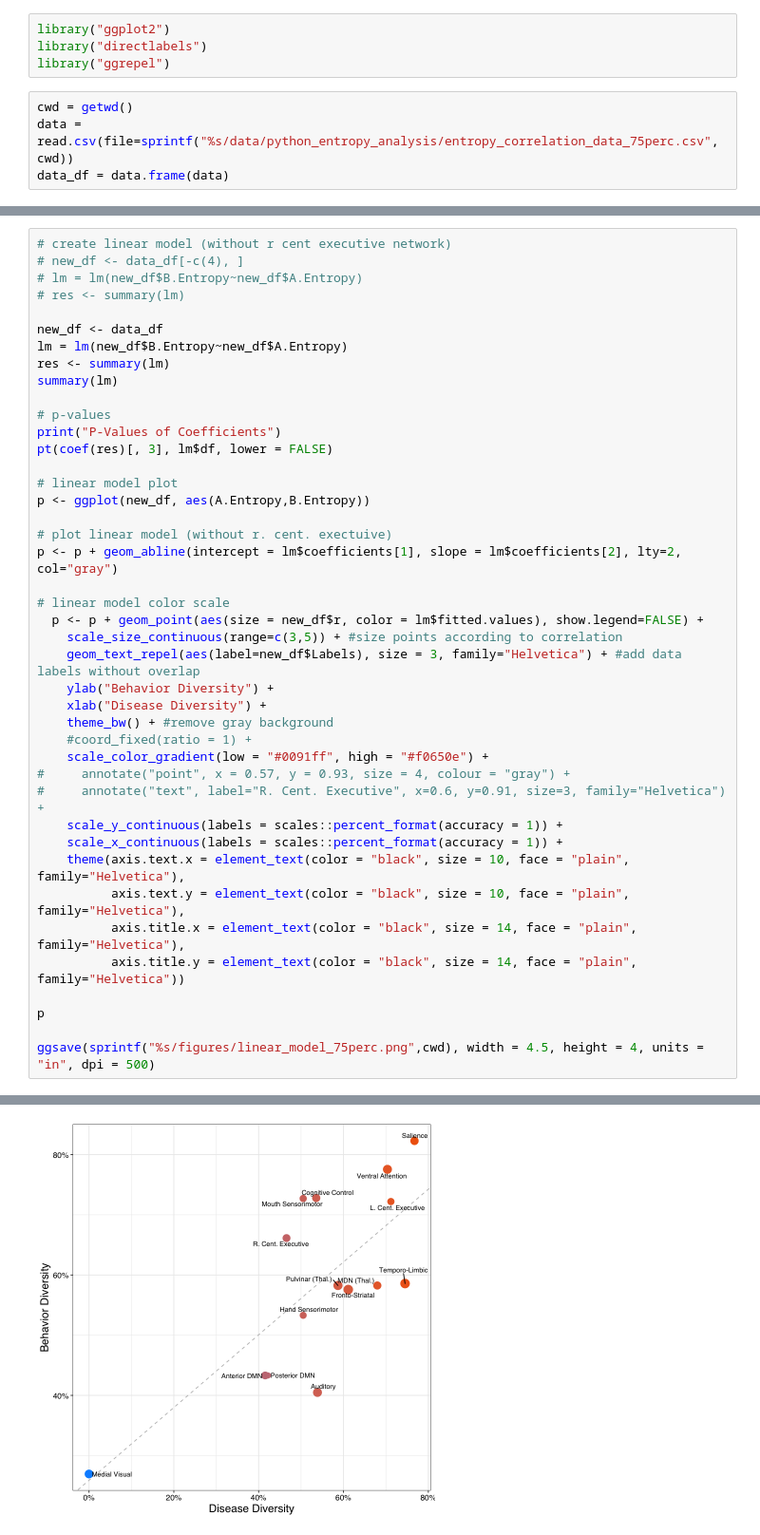
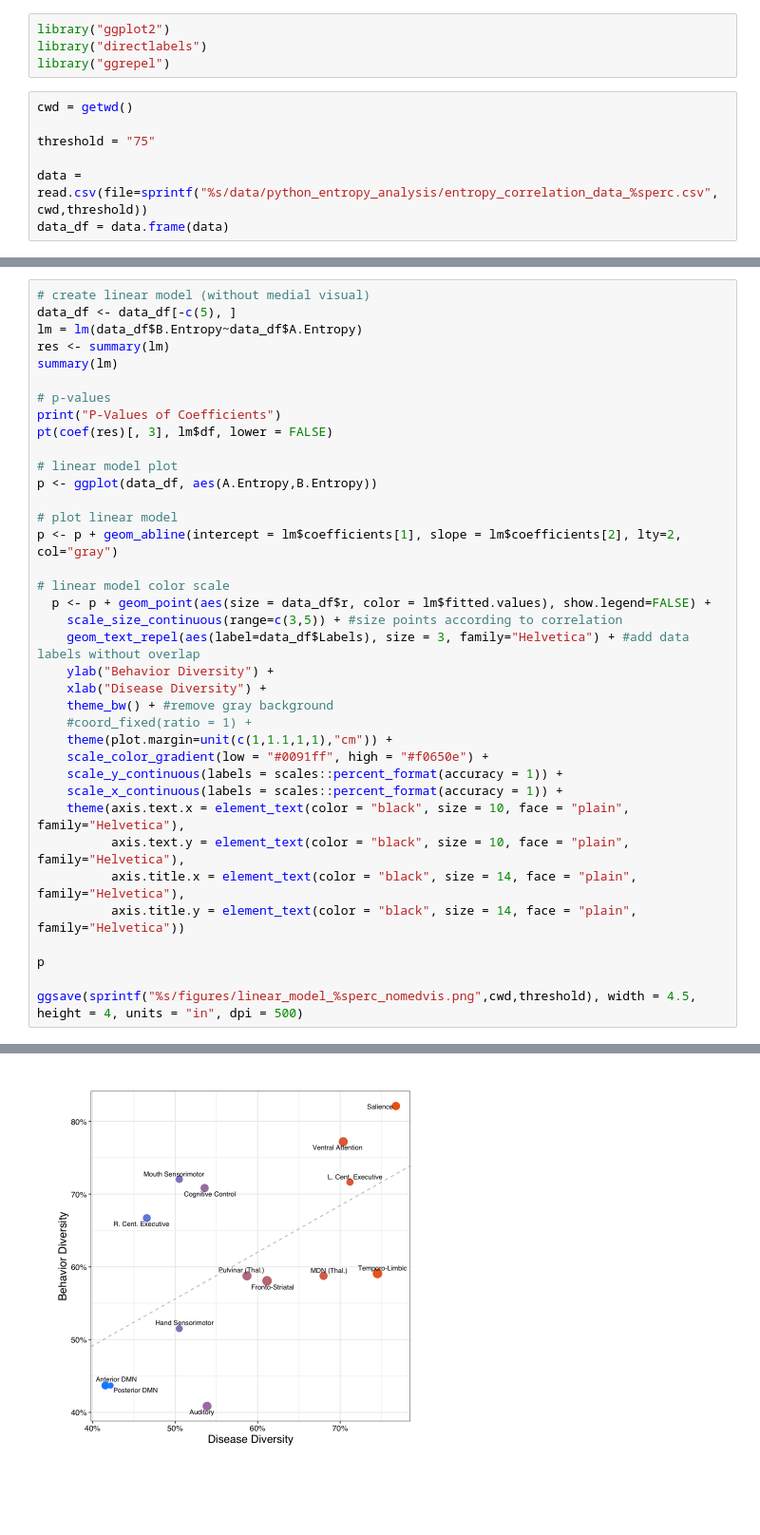
Before and after one commit to tvanasse/brainmap_structure_function_2020, a Jupyter notebook: linear_model.ipynb, the cells around one changed output, grey strips where cells are left out. Shown at 95% size. Cells and saved outputs as stored; diff of their text form; blank space fills up the shorter version.

```diff
--- a/linear_model.ipynb
+++ b/linear_model.ipynb
@@ -4,7 +4,10 @@ library("directlabels")
 library("ggrepel")
 # %%
 cwd = getwd()
-data = read.csv(file=sprintf("%s/data/python_entropy_analysis/entropy_correlation_data_75perc.csv", cwd))
+
+threshold = "75"
+
+data = read.csv(file=sprintf("%s/data/python_entropy_analysis/entropy_correlation_data_%sperc.csv", cwd,threshold))
 data_df = data.frame(data)
 # %%
 data_df
@@ -83,11 +90,7 @@ ERROR: Error in model.frame.default(formula = new_df$B.Entropy ~ new_df$E.entrop
 # %%
-# create linear model (without r cent executive network)
-# new_df <- data_df[-c(4), ]
-# lm = lm(new_df$B.Entropy~new_df$A.Entropy)
-# res <- summary(lm)
-
-new_df <- data_df
-lm = lm(new_df$B.Entropy~new_df$A.Entropy)
+# create linear model (without medial visual)
+data_df <- data_df[-c(5), ]
+lm = lm(data_df$B.Entropy~data_df$A.Entropy)
 res <- summary(lm)
 summary(lm)
 
@@ -96,22 +99,21 @@ print("P-Values of Coefficients")
 pt(coef(res)[, 3], lm$df, lower = FALSE)
 
 # linear model plot
-p <- ggplot(new_df, aes(A.Entropy,B.Entropy))
+p <- ggplot(data_df, aes(A.Entropy,B.Entropy))
 
-# plot linear model (without r. cent. exectuive)
+# plot linear model
 p <- p + geom_abline(intercept = lm$coefficients[1], slope = lm$coefficients[2], lty=2, col="gray")
 
 # linear model color scale
-  p <- p + geom_point(aes(size = new_df$r, color = lm$fitted.values), show.legend=FALSE) +
+  p <- p + geom_point(aes(size = data_df$r, color = lm$fitted.values), show.legend=FALSE) +
     scale_size_continuous(range=c(3,5)) + #size points according to correlation
-    geom_text_repel(aes(label=new_df$Labels), size = 3, family="Helvetica") + #add data labels without overlap
+    geom_text_repel(aes(label=data_df$Labels), size = 3, family="Helvetica") + #add data labels without overlap
     ylab("Behavior Diversity") +
     xlab("Disease Diversity") +
     theme_bw() + #remove gray background
     #coord_fixed(ratio = 1) +
+    theme(plot.margin=unit(c(1,1.1,1,1),"cm")) +
     scale_color_gradient(low = "#0091ff", high = "#f0650e") +
-#     annotate("point", x = 0.57, y = 0.93, size = 4, colour = "gray") +
-#     annotate("text", label="R. Cent. Executive", x=0.6, y=0.91, size=3, family="Helvetica") +
     scale_y_continuous(labels = scales::percent_format(accuracy = 1)) +
     scale_x_continuous(labels = scales::percent_format(accuracy = 1)) +
     theme(axis.text.x = element_text(color = "black", size = 10, face = "plain", family="Helvetica"),
@@ -121,6 +123,6 @@ p <- p + geom_abline(intercept = lm$coefficients[1], slope = lm$coefficients[2],
 
 p
 
-ggsave(sprintf("%s/figures/linear_model_75perc.png",cwd), width = 4.5, height = 4, units = "in", dpi = 500)
+ggsave(sprintf("%s/figures/linear_model_%sperc_nomedvis.png",cwd,threshold), width = 4.5, height = 4, units = "in", dpi = 500)
 # %% [output]
 Call:
@@ -146 +148 @@ F-statistic: 15.59 on 1 and 13 DF,  p-value: 0.001668
-[figure, old version]
+[figure, new version]
```
Also changed, not shown: parts of 4 cells of this notebook, 7 other files.
